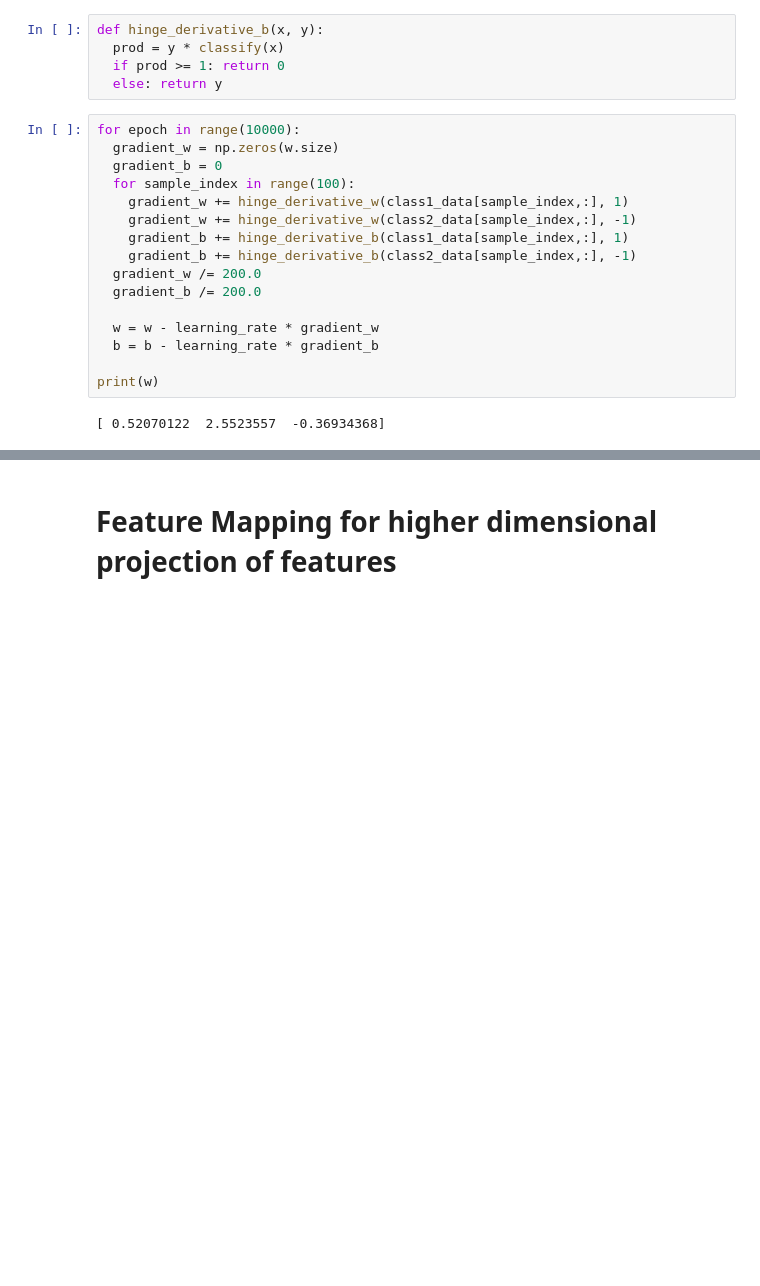
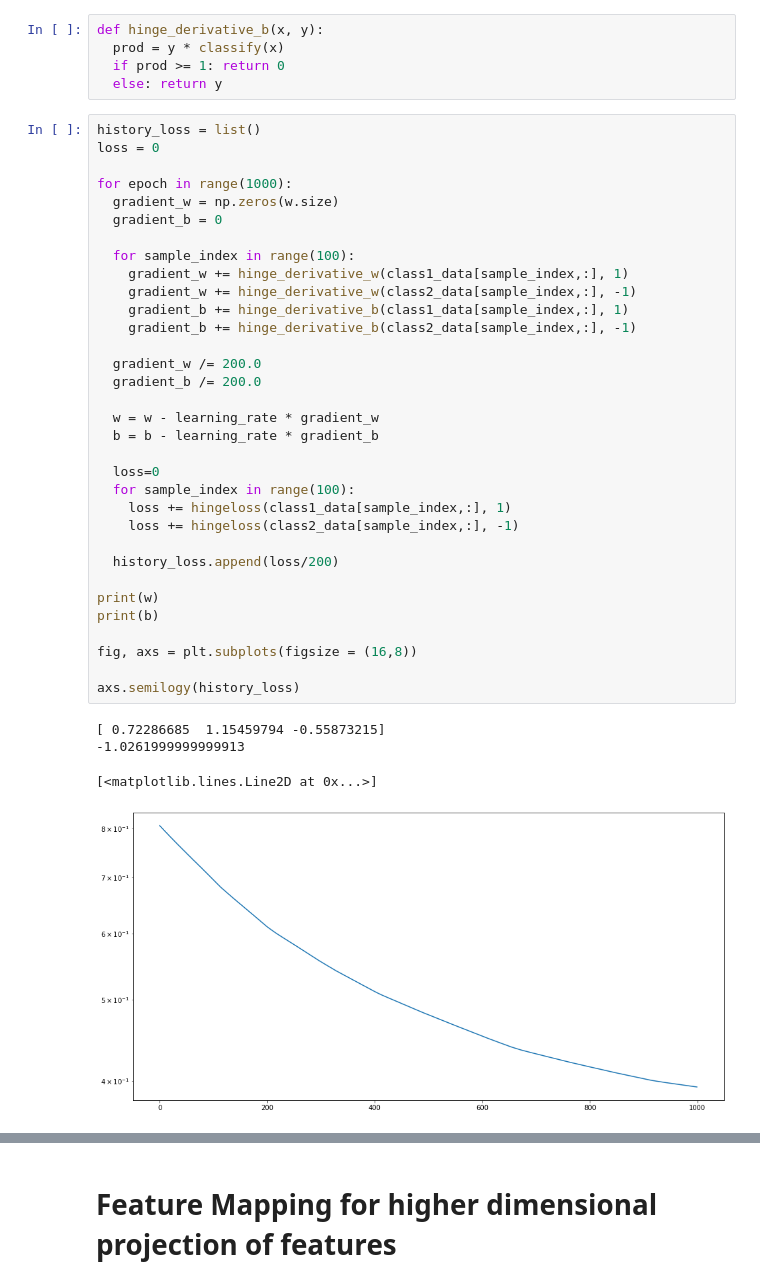
Before and after one commit to Frank01001/Music-Genre-Classification-Project, a Jupyter notebook: jupyter notebooks/NAML_Project_Experiments.ipynb, the cells around one changed output, grey strips where cells are left out. Drawn from its saved outputs; the diff is of its cells as text; blank space fills up the shorter version.

```diff
--- a/jupyter notebooks/NAML_Project_Experiments.ipynb
+++ b/jupyter notebooks/NAML_Project_Experiments.ipynb
@@ -61,23 +61,43 @@ def hinge_derivative_b(x, y):
   if prod >= 1: return 0
   else: return y
 # %%
-for epoch in range(10000):
+history_loss = list()
+loss = 0
+
+for epoch in range(1000):
   gradient_w = np.zeros(w.size)
   gradient_b = 0
+
   for sample_index in range(100):
     gradient_w += hinge_derivative_w(class1_data[sample_index,:], 1)
     gradient_w += hinge_derivative_w(class2_data[sample_index,:], -1)
     gradient_b += hinge_derivative_b(class1_data[sample_index,:], 1)
     gradient_b += hinge_derivative_b(class2_data[sample_index,:], -1)
+
   gradient_w /= 200.0
   gradient_b /= 200.0
 
   w = w - learning_rate * gradient_w
   b = b - learning_rate * gradient_b
 
+  loss=0
+  for sample_index in range(100):
+    loss += hingeloss(class1_data[sample_index,:], 1)
+    loss += hingeloss(class2_data[sample_index,:], -1)
+
+  history_loss.append(loss/200)
+
 print(w)
+print(b)
+
+fig, axs = plt.subplots(figsize = (16,8))
+
+axs.semilogy(history_loss)
 # %% [output]
-[ 0.52070122  2.5523557  -0.36934368]
+[ 0.72286685  1.15459794 -0.55873215]
+-1.0261999999999913
+[<matplotlib.lines.Line2D at 0x...>]
+[figure, added]
 # %%
 confusion_mat = np.zeros((2,2))
 
```
Also changed, not shown: parts of 9 cells of this notebook, 2 other files.
